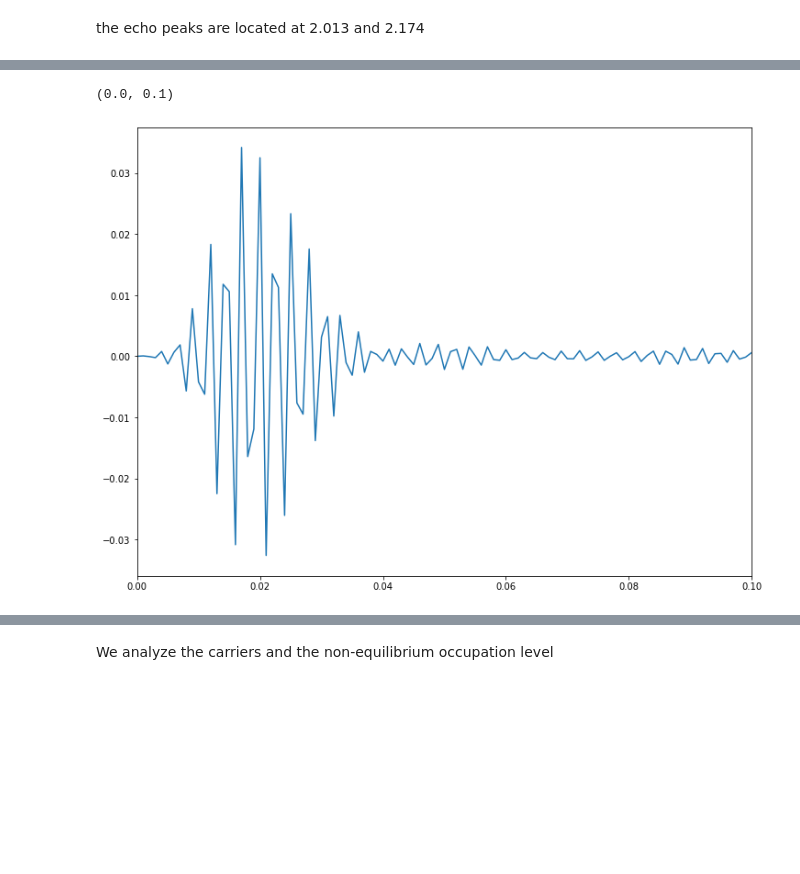
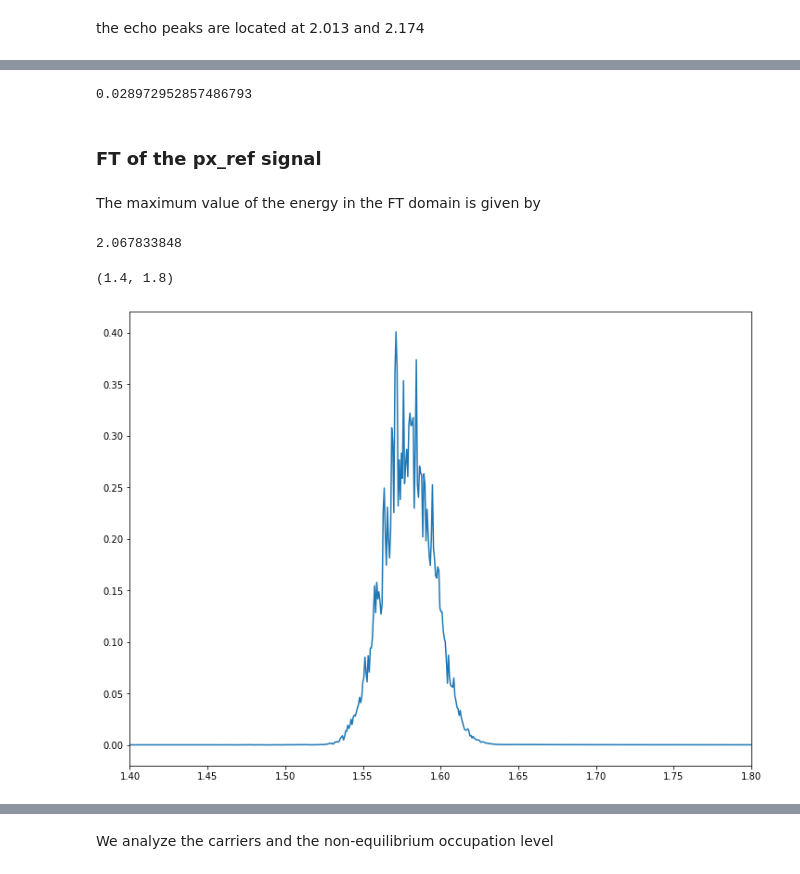
Before and after one commit to marcodalessandro76/Echo_mechanisms_decay_time_optical_orientation, a Jupyter notebook: PHOTON_ECO/ANALYSIS_Plot.ipynb, the cells around one changed output, grey strips where cells are left out. Cells and saved outputs as stored; diff of their text form; code cells hidden in the pictures; blank space fills up the shorter version.

```diff
--- a/PHOTON_ECO/ANALYSIS_Plot.ipynb
+++ b/PHOTON_ECO/ANALYSIS_Plot.ipynb
@@ -7,6 +7,9 @@ import numpy as np
 from scipy.signal import argrelextrema
 from scipy.optimize import curve_fit
 from scipy.integrate import simps
+from scipy.interpolate import interp1d
+h = U.Constants.Planck_ev_ps
+
 import yaml
 # %% [markdown]
 # Plots
@@ -20,13 +23,9 @@ We analyze the properties of the echo peaks in function of $\tau$.
 This analysis is useful to assess the efficiency of the echo signal retrieval and to compare the numerical results with
 the ones derived from the analytical perturbation theory
 # %%
-file = 'RT_Echo_k509-activated-energy_1.46-width_0.025/FixSymm/Results/echo_decay_int_1e3_2e2.yaml'
-file_pol = 'RT_Echo_k509-activated-energy_1.46-width_0.025/FixSymm/1ps-direct-decay-int_1e3_2e2/o-1ps-direct-decay-int_1e3_2e2.polarization'
-pulse_str = 'int_1e3_2e2-omega_1.46-fwhm-100'
-
-#file = 'RT_Echo_k509-activated-energy_1.46-width_0.025/FixSymm/Results/echo_decay_int_1e3_1e3.yaml'
-#file_pol = 'RT_Echo_k509-activated-energy_1.46-width_0.025/FixSymm/1ps-direct-decay-int_1e3_1e3/o-1ps-direct-decay-int_1e3_1e3.polarization'
-#pulse_str = 'int_1e3_1e3-omega_1.46-fwhm-100'
+file = 'RT_Echo_k509-activated-energy_1.46-width_0.025/FixSymm/Results/echo_int_1e3_1e3_omega_1.46-fwhm_100.yaml'
+file_pol = 'RT_Echo_k509-activated-energy_1.46-width_0.025/FixSymm/1ps-direct-int_1e3_1e3-omega_1.46-fwhm_100/o-1ps-direct-int_1e3_1e3-omega_1.46-fwhm_100.polarization'
+pulse_str = 'int_1e3_1e3-omega_1.46-fwhm-100'
 
 eta = 4e-1
 # %%
@@ -478,9 +469,0 @@ echo_peak_vals = [1.,2.,3.,4.,5.]
-# %%
-time = 1e-3*np.array(data_loaded['time'])
-px_ref = np.array(data_loaded['px_ref'])
-echo = data_loaded['echo']
-profile = data_loaded['profile']
-
-for t in tau:
-    echo[t] = np.array(echo[t])
-    profile[t] = np.array(profile[t])
@@ -487,7 +510,29 @@ for t in tau:
+# %%
+l = A/theta_p
+l
+# %% [output]
+0.028972952857486793
+# %% [markdown]
+### FT of the px_ref signal
+# %% [markdown]
+The maximum value of the energy in the  FT domain is given by
+# %%
+dt = time[1]-time[0]
+emax = h/(2*dt)
+emax
+# %% [output]
+2.067833848
+# %%
+dt = time[1]-time[0]
+N = len(time)
+freqs = np.fft.fftfreq(N,d=dt)
+energies = h*freqs[0:int(N/2)]
+pulseFT = np.fft.fft(px_ref)[0:int(N/2)]
+pulseFTmod = np.sqrt(pulseFT.real**2+pulseFT.imag**2)
 # %%
 plt.figure(figsize=(12,9))
-plt.plot(time,px_ref)
-plt.xlim(0,0.1)
+plt.plot(energies,pulseFTmod)
+plt.xlim(1.4,1.8)
 # %% [output]
-(0.0, 0.1)
+(1.4, 1.8)
-[figure, old version]
+[figure, new version]
```
Also changed, not shown: parts of 68 cells of this notebook, 4 other files.
